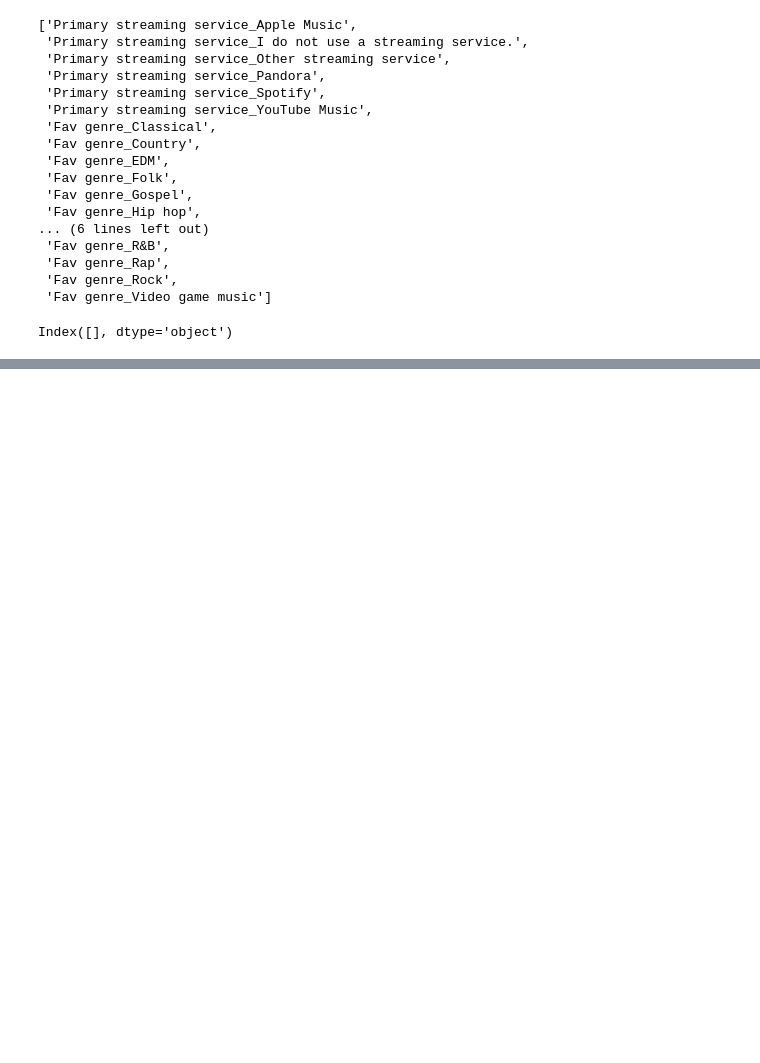
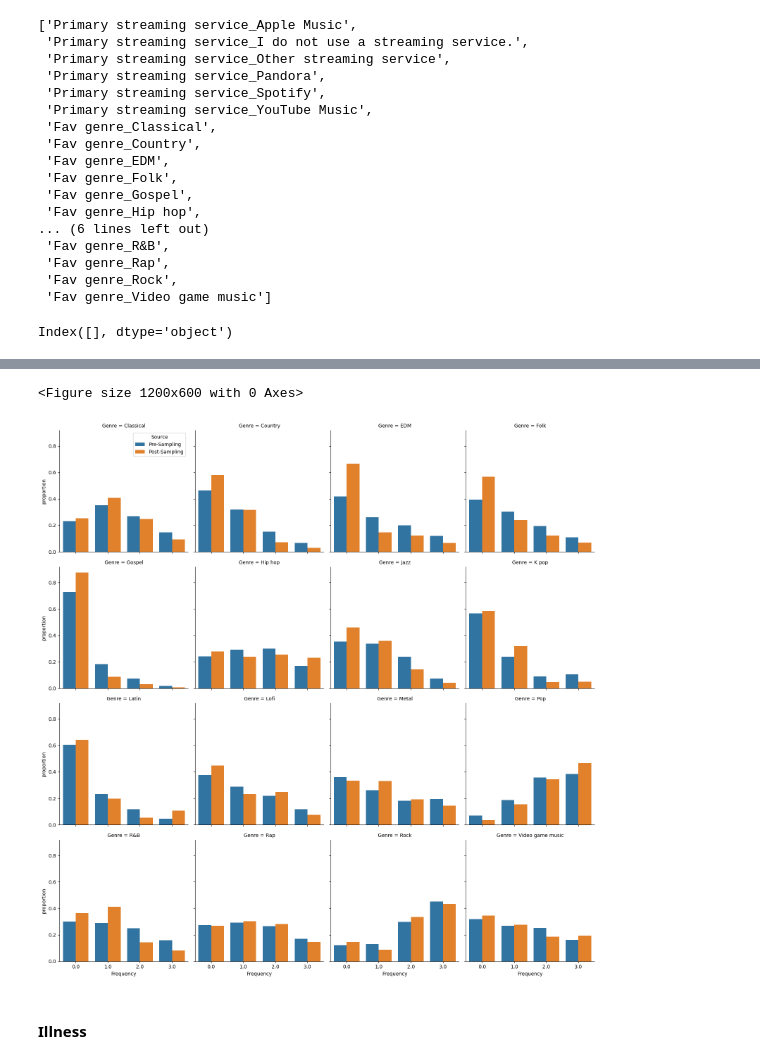
Before and after one commit to ajamkotc/music_mental_health_analysis, a Jupyter notebook: notebooks/0.11-aj-test-feature-engineering.ipynb, the cells around one changed output, grey strips where cells are left out. Saved outputs shown, nothing was run; the diff lists cells and outputs as text; code cells hidden in the pictures; blank space fills up the shorter version.

```diff
--- a/notebooks/0.11-aj-test-feature-engineering.ipynb
+++ b/notebooks/0.11-aj-test-feature-engineering.ipynb
@@ -120,0 +343,4 @@ Index([], dtype='object')
+# %%
+freq_cols = [col for col in df.columns if col.startswith('Frequency ')]
+
+df[freq_cols]
@@ -120,0 +361,42 @@ Index([], dtype='object')
+# %%
+# Unpivot data for plotting
+
+melted_df = df[freq_cols].melt(var_name='Genre', value_name='Frequency')
+melted_resampled_df = resampled_df[freq_cols].melt(var_name='Genre', value_name='Frequency')
+melted_df['Genre'] = melted_df['Genre'].str.strip('Frequency ').str.slice(1, -1)
+melted_resampled_df['Genre'] = melted_resampled_df['Genre'].str.strip('Frequency ').str.slice(1, -1)
+# %%
+# Combine into one df
+
+melted_df['Source'] = 'Pre-Sampling'
+melted_resampled_df['Source'] = 'Post-Sampling'
+
+combined_df = pd.concat([melted_df, melted_resampled_df])
+# %%
+# Plot proportions from both datasets for comparison
+grouped_combined = combined_df.groupby(by=['Source', 'Genre']).value_counts(normalize=True).reset_index()
+
+plt.figure(figsize=(12, 6))
+
+sns.catplot(
+    data=grouped_combined,
+    x='Frequency',
+    y='proportion',
+    kind='bar',
+    col='Genre',
+    col_wrap=4,
+    hue='Source',
+    hue_order=['Pre-Sampling', 'Post-Sampling'],
+    height=4,
+    dodge=True,
+    legend_out=False
+)
+
+plt.tight_layout()
+plt.savefig(FIGURES_DIR / 'bar_pre_post_sampling.png', dpi=300, bbox_inches='tight')
+plt.show()
+# %% [output]
+<Figure size 1200x600 with 0 Axes>
+[figure, added]
+# %% [markdown]
+#### Illness
```
Also changed, not shown: parts of 29 cells of this notebook, 9 other files.
